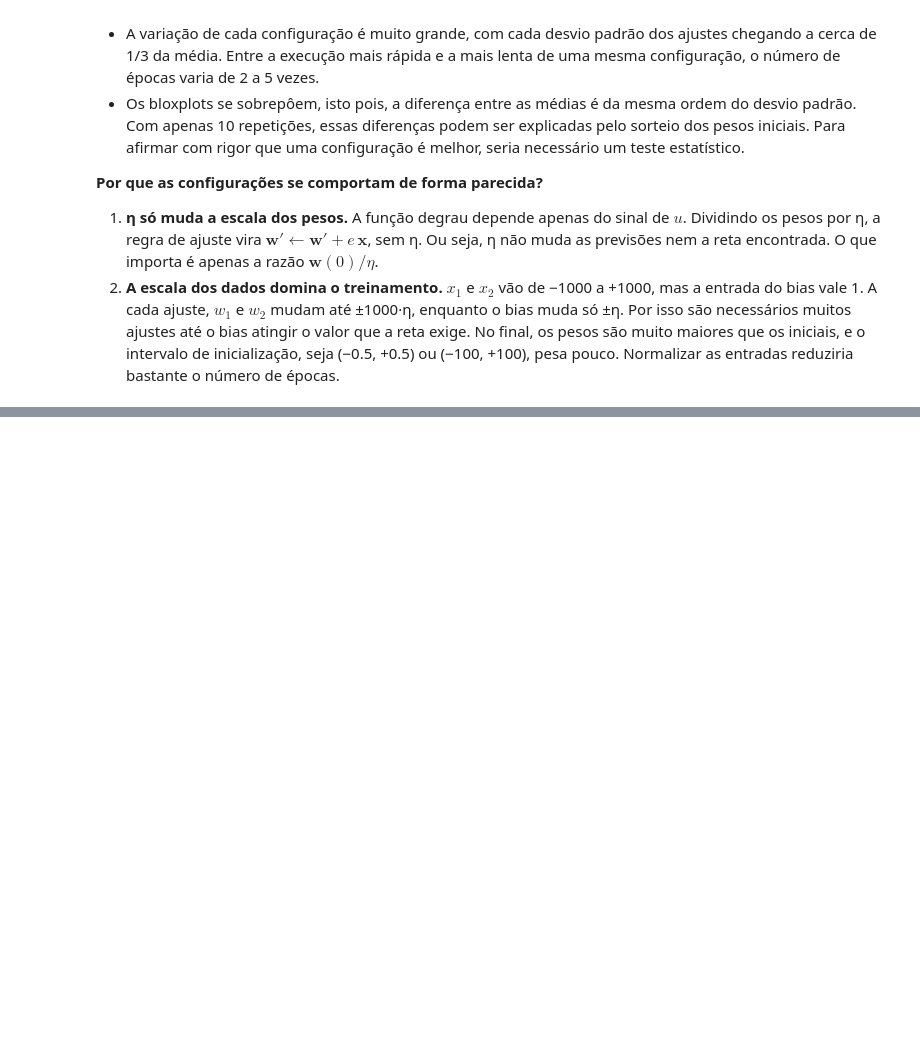
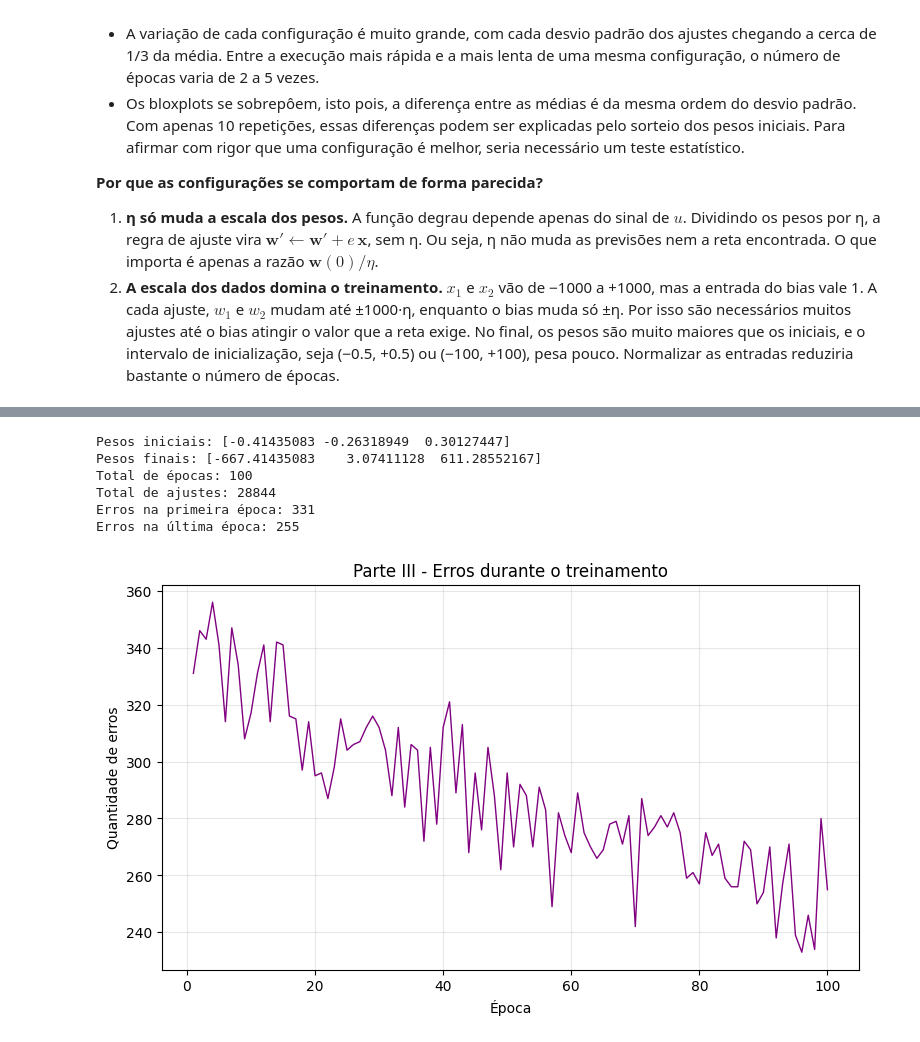
Before and after one commit to RicardoSantiago18/RNA-PP2.1, a Jupyter notebook: main.ipynb, the cells around one changed output, grey strips where cells are left out. Drawn from its saved outputs; the diff is of its cells as text; code cells hidden in the pictures; blank space fills up the shorter version.

Commit message:
part 3 initiated and  adaptation of the perceptron function

```diff
--- a/main.ipynb
+++ b/main.ipynb
@@ -208,0 +330,43 @@ Todas as 60 execuções convergiram, então o problema é linearmente separável
+# %%
+
+pesos3, epocas3, ajustes3, erros3 = treinar_perceptron(
+    X_treino,
+    y_treino,
+    eta=0.1,
+    intervalo=(-0.5, 0.5),
+    seed=3,
+    max_epocas=100,
+    embaralhar=True,
+    registrar_erros=True
+)
+
+print("Pesos finais:", pesos3)
+print("Total de épocas:", epocas3)
+print("Total de ajustes:", ajustes3)
+print("Erros na primeira época:", erros3[0])
+print("Erros na última época:", erros3[-1])
+# %% [output]
+Pesos iniciais: [-0.41435083 -0.26318949  0.30127447]
+Pesos finais: [-667.41435083    3.07411128  611.28552167]
+Total de épocas: 100
+Total de ajustes: 28844
+Erros na primeira época: 331
+Erros na última época: 255
+# %%
+
+plt.figure(figsize=(9, 5))
+
+plt.plot(
+    np.arange(1, epocas3 + 1),
+    erros3,
+    color="purple",
+    linewidth=1.0
+)
+
+plt.xlabel("Época")
+plt.ylabel("Quantidade de erros")
+plt.title("Parte III - Erros durante o treinamento")
+plt.grid(alpha=0.3)
+plt.show()
+# %% [output]
+[figure, added]
```
Also changed, not shown: parts of 11 cells of this notebook, 1 other file.
